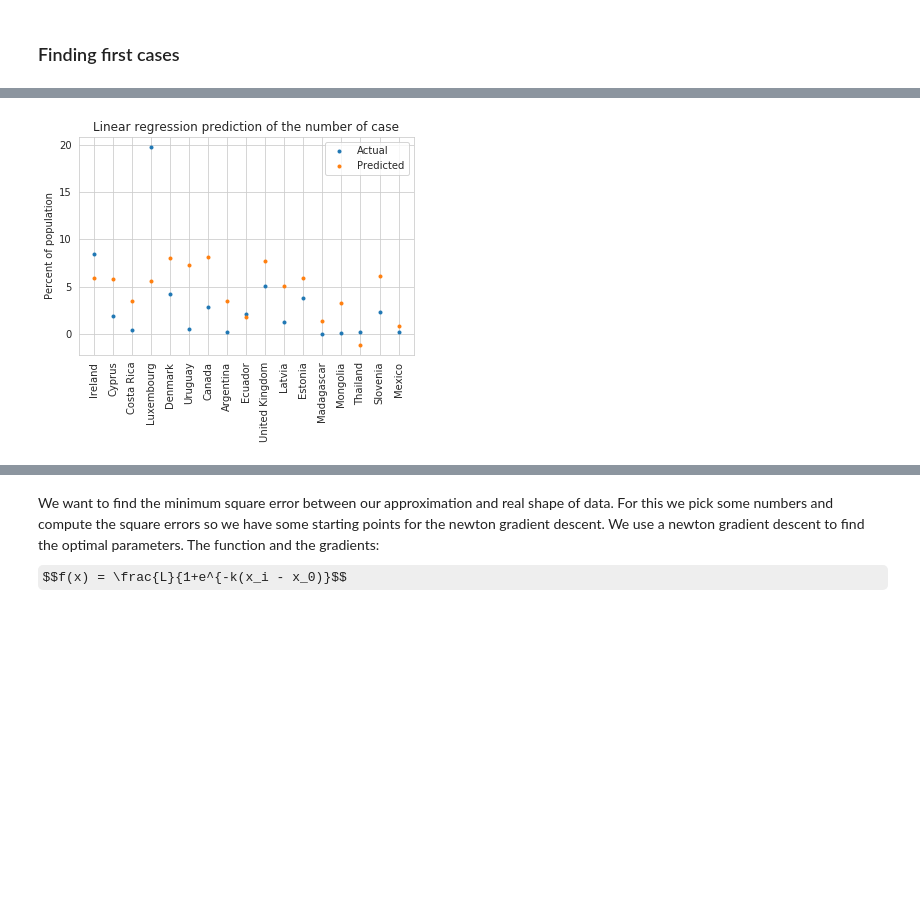
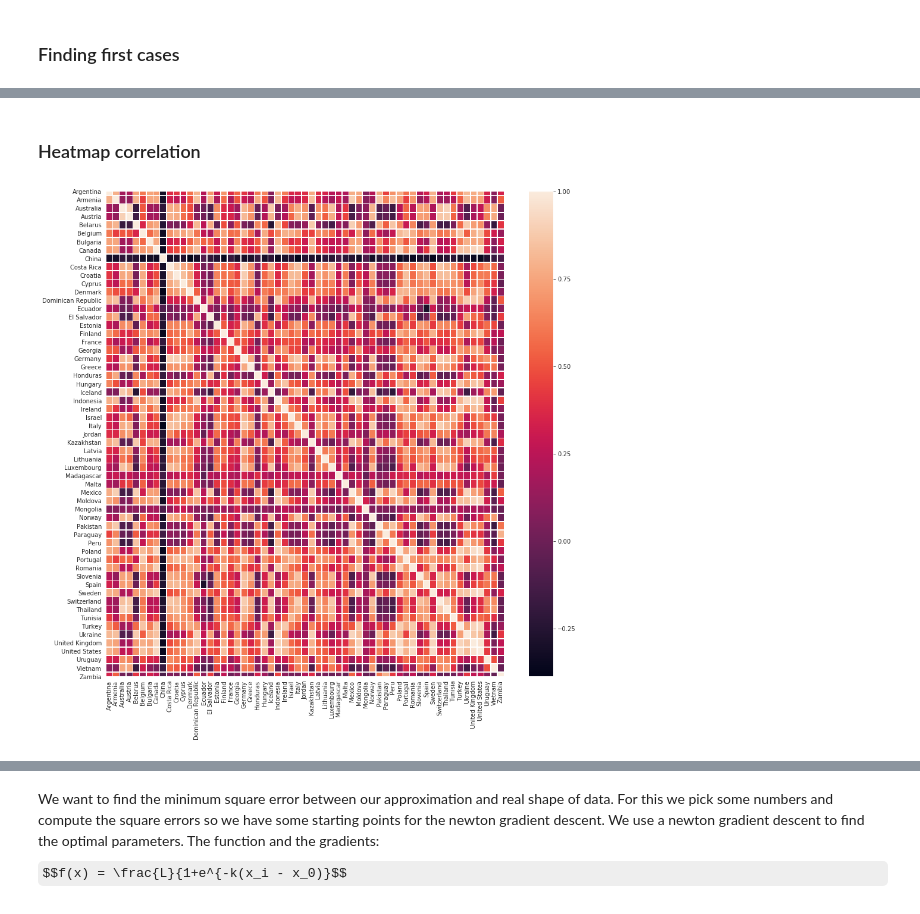
Before and after one commit to MasterFinHEC/ADA_Project, a Jupyter notebook: Covid_Analysis_Start.ipynb, the cells around one changed output, grey strips where cells are left out. Cells and saved outputs as stored; diff of their text form; code cells hidden in the pictures; some formulas as TeX source; blank space fills up the shorter version.

```diff
--- a/Covid_Analysis_Start.ipynb
+++ b/Covid_Analysis_Start.ipynb
@@ -648,11 +699,10 @@ y_predict = LR.predict(x_test)
-# %%
-# Plot of linear regression prediction
-plt.plot(RanInd[41:-1],y_test,'.')
-plt.plot(RanInd[41:-1],y_predict,'.')
-plt.legend(['Actual','Predicted'])
-plt.xticks(rotation = 90)
-plt.title('Linear regression prediction of the number of case')
-plt.ylabel('Percent of population')
-plt.show()
-# %% [output]
-[figure, removed]
+# %% [markdown]
+### Heatmap correlation
+# %%
+y1=y.diff(axis=1)
+# %%
+fig, ax = plt.subplots(figsize=(15,15))         # Sample figsize in inches
+sns.heatmap(y1.transpose().corr(), linewidths=.5, ax=ax)
+plt.savefig('corr.png')
+# %% [output]
+[figure, added]
```
Also changed, not shown: parts of 48 cells of this notebook.
